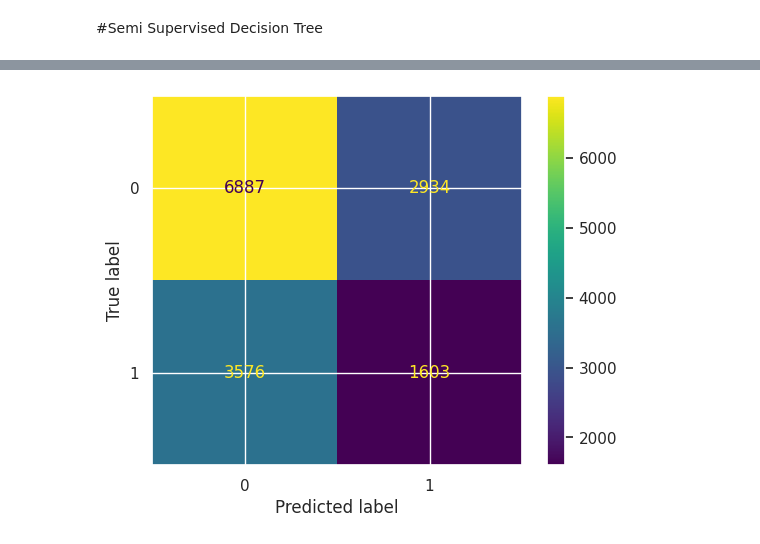
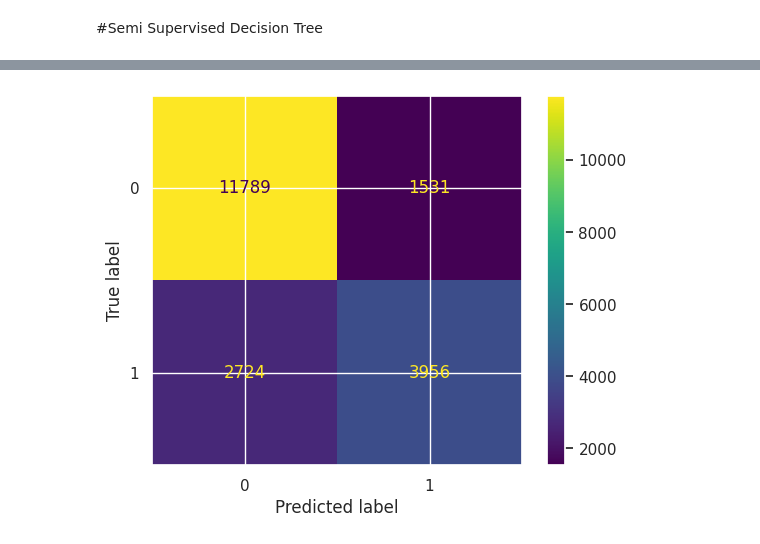
Before and after one commit to AAA530/Higgs_boson_classification, a Jupyter notebook: AI_project_higgs_boson.ipynb, the cells around one changed output, grey strips where cells are left out. Cells and saved outputs as stored; diff of their text form; code cells hidden in the pictures.

```diff
--- a/AI_project_higgs_boson.ipynb
+++ b/AI_project_higgs_boson.ipynb
@@ -615,3 +577,0 @@ Epoch 10/10
-# %%
-y_pred = classifier.predict(X_test)
-y_pred = (y_pred > 0.5)
@@ -892,9 +854,16 @@ Accuracy 0.8271600008010864
 data_train = pd.read_csv('higgs-boson/training.zip')
 data_test = pd.read_csv('higgs-boson/test.zip')
 
+
+from sklearn.utils import shuffle
+data_train = shuffle(data_train)
+
+
 print(pd.Series({"Memory usage": "{:.2f} MB".format(data_train.memory_usage().sum()/(1024*1024)),
                  "Dataset shape": "{}".format(data_train.shape)}).to_string())
 data_train.head()
+
+
 
 
 from sklearn.preprocessing import LabelEncoder
@@ -917,10 +886,10 @@ Dataset shape    (250000, 33)
 5 rows × 32 columns
 # %%
 labelled_data = data_train.iloc[:5000]
-unlabelled_data = data_train.iloc[5000:20000]
+unlabelled_data = data_train.iloc[5000:40000]
 
 #data for final testing
-final_test_data = data_train.iloc[20000:35000]
+final_test_data = data_train.iloc[40000:60000]
 
 
 
@@ -935,30 +904,27 @@ y_test = unlabelled_data['Label']
 X_final_test = final_test_data.drop(columns = "Label")
 y_final_test = final_test_data['Label']
 # %%
-
 import warnings
 warnings.filterwarnings('ignore')
+from sklearn.metrics import (
+    confusion_matrix,
+    accuracy_score,
+    precision_score,
+    recall_score,
+    f1_score,
+    ConfusionMatrixDisplay
+)
 
-# from sklearn.tree import DecisionTreeClassifier
-# classifier_DT= DecisionTreeClassifier(criterion='gini', random_state=0)
-# classifier_DT.fit(X.values, y)
+from sklearn.tree import DecisionTreeClassifier
 
-from sklearn.naive_bayes import GaussianNB
-classifier_DT
+# Running for 3 itreation
 for i in range(3):
-  gnb = GaussianNB()
-
-  # print(X)
-  classifier_DT = gnb.fit(X.values, y)
-
-
-  y_final_pred = classifier_DT.predict(X_final_test)
-  accuracy = (y_final_pred.round() == y_final_test).mean()
-  print(f"Accuracy {accuracy}")
+  classifier_DT= DecisionTreeClassifier(criterion='gini',max_depth=4, random_state=0)
+  classifier_DT.fit(X.values, y)
 
   y_predict_dt = classifier_DT.predict(X_final_test).round()
 
-  conf_matrix = confusion_matrix(y_test, y_predict_dt)
+  conf_matrix = confusion_matrix(y_final_test, y_predict_dt)
   print(conf_matrix)
 
   disp = ConfusionMatrixDisplay(confusion_matrix=conf_matrix,display_labels=[0,1])
@@ -967,18 +933,13 @@ for i in range(3):
 
 
   from sklearn.metrics import accuracy_score,r2_score
-  print("Accuracy : "+ str(accuracy_score(y_test,y_predict_dt)))
-  print("R2 score : "+ str(r2_score(y_test,y_predict_dt)))
-  print("Recall : "+ str(recall_score(y_test,y_predict_dt)))
-  print("Precision : "+ str(precision_score(y_test,y_predict_dt)))
-  print("F1 Score : "+ str(f1_score(y_test,y_predict_dt)))
+  print("Accuracy : "+ str(accuracy_score(y_final_test,y_predict_dt)))
+  print("R2 score : "+ str(r2_score(y_final_test,y_predict_dt)))
+  print("Recall : "+ str(recall_score(y_final_test,y_predict_dt)))
+  print("Precision : "+ str(precision_score(y_final_test,y_predict_dt)))
+  print("F1 Score : "+ str(f1_score(y_final_test,y_predict_dt)))
 
 
-  # y_predict_dt = classifier_DT.predict_proba(X_test)
-
-
-
-  # Assuming you have an empty DataFrame with shape (1000, 31) called 'df_appended'
   pred = classifier_DT.predict_proba(X_test)
 
   df_appended = pd.DataFrame(columns=X_test.columns)
@@ -988,43 +949,22 @@ for i in range(3):
   # Iterate over the ndarray and check conditions
   indices_to_remove = []
   for index, values in enumerate(pred):
-      # value1 =   # Access the first value
-      # print(values[0])
-      if values[0] > 0.8:
+      if values[0] > 0.85:
           df_appended = df_appended.append(X_test.iloc[index], ignore_index=True)
-          # df_appended = pd.concat([df_appended, X_test.iloc[index]], ignore_index=True)
-          # df_appended_y = df_appended_y.append(pd.Series({'Label': 0}), ignore_index=True)
           df_appended_y = pd.concat([df_appended_y, pd.Series({'Label': 0})], ignore_index=True)
           indices_to_remove.append(index)
 
-      if values[1]>0.8:
+      if values[1]>0.85:
           df_appended = df_appended.append(X_test.iloc[index], ignore_index=True)
-          # df_appended = pd.concat([df_appended, X_test.iloc[index]], ignore_index=True)
-          # df_appended_y = df_appended_y.append(pd.Series({'Label': 1}), ignore_index=True)
           df_appended_y = pd.concat([df_appended_y, pd.Series({'Label': 1})], ignore_index=True)
-
           indices_to_remove.append(index)
 
   # Remove the appended entries from the original DataFrame
   X_test = X_test.drop(X_test.index[indices_to_remove])
-  # y = y.drop()
-
-  # # Print the appended DataFrame
-  # print(df_appended)
-  # print(df_appended_y)
-
-  # # Print the updated original DataFrame
-  # print(X_test)
 
   concatenated_df = pd.concat([X, df_appended])
   concatenated_series = pd.concat([y, df_appended_y])
 
   X = concatenated_df
-  # print(X)
   y = concatenated_series
-
-
-
-  # print(concatenated_df)
-  # print(concatenated_series)
 # %% [output]
@@ -1043 +981 @@ Accuracy 0.6442666666666667
-[figure, old version]
+[figure, new version]
```
Also changed, not shown: parts of 31 cells of this notebook.
